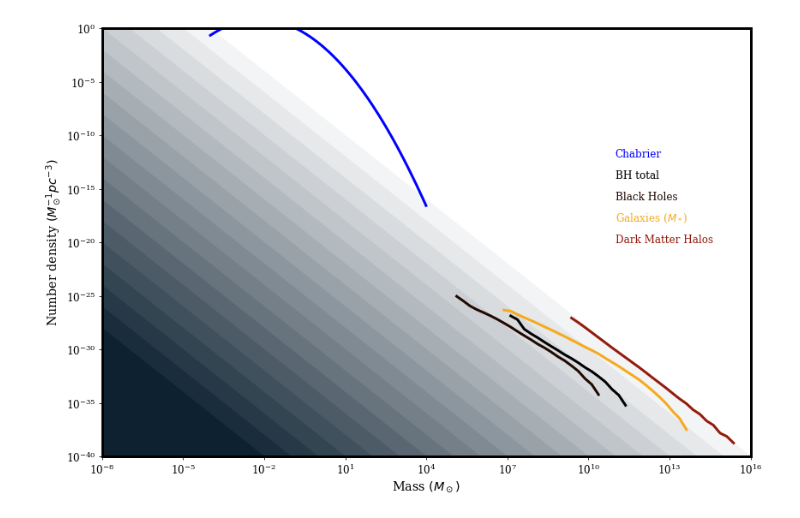
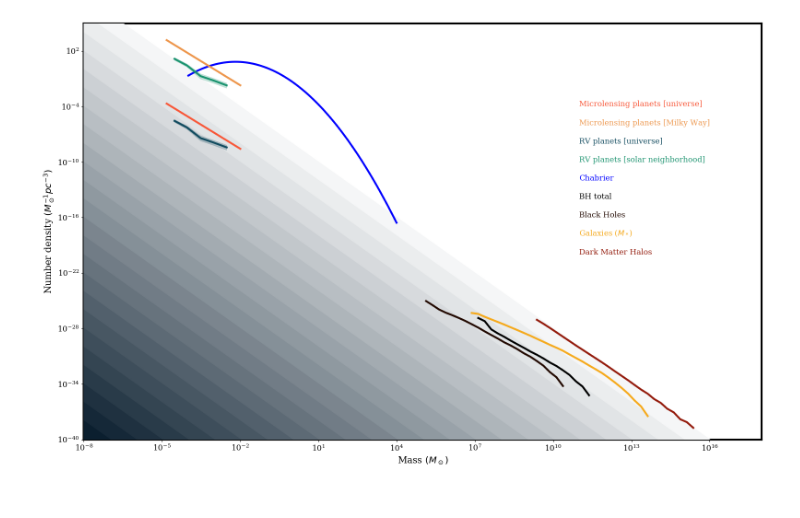
Before and after one commit to zpenoyre/things, a Jupyter notebook: thingsPlot.ipynb, the cells around one changed output. Cells and saved outputs as stored; diff of their text form; code cells hidden in the pictures.

Commit message:
Added RV and microlensing planets

```diff
--- a/thingsPlot.ipynb
+++ b/thingsPlot.ipynb
@@ -33,36 +37,54 @@ def makeCmap(hexColour,name,zeroColour='#FFFFFF'):
     cmap = mpl.colors.LinearSegmentedColormap(name,cdict)
     return cmap
 # %%
-files=['darkMatter','galaxies','SMBHs','blackHoles','chabrierImf']
-colours=['#941B0C','#F6AA1C','#220901','k','b']
-text=['Dark Matter Halos',r'Galaxies ($M_*$)','Black Holes','BH total','Chabrier']
-textPos=[[1e11,1e-20],[1e11,1e-18],[1e11,1e-16],[1e11,1e-14],[1e11,1e-12]]
+files=['darkMatter','galaxies','SMBHs','blackHoles','chabrierImf',
+       'planetsRVbins','planetsRVbins_univ','planetsMicrolensing','planetsMicrolensing_univ']
+colours=['#941B0C','#F6AA1C','#220901','k','b','#1A936F','#114B5F','#EE964B','#F95738']
+text=['Dark Matter Halos',r'Galaxies ($M_*$)','Black Holes','BH total','Chabrier',
+      'RV planets [solar neighborhood]','RV planets [universe]',
+     'Microlensing planets [Milky Way]','Microlensing planets [universe]']
+textPos=[[1e11,1e-20],[1e11,1e-18],[1e11,1e-16],[1e11,1e-14],[1e11,1e-12],[1e11,1e-10],[1e11,1e-8],[1e11,1e-6],[1e11,1e-4]]
 # %%
-def plotBackground(thisPlot,x0,y0,colour):
+def plotBackground(thisPlot,x0,y0,colour,zorder0):
     cmap=makeCmap('#011627','name')
     yMin=y0*np.power(x0/1e20,2)
     yMax=y0*np.power(x0/1e-20,2)
-    nColours=20
+    nColours=25
     change=0.01
     for i in range(nColours-1):
-        thisPlot.fill([1e-20,1e-20,1e20],[yMax*change**(i),yMin*change**(i),yMin*change**(i)],c=cmap((i+1)/nColours))
-    return thisPlot
+        thisPlot.fill([1e-20,1e-20,1e20],[yMax*change**(i),yMin*change**(i),yMin*change**(i)],c=cmap((i+1)/nColours),zorder=(i+1)+zorder0)
+
+    newZord = i+1+zorder0
+    return thisPlot, newZord
 # %%
-fig = plt.figure(figsize=(12,8))
+zord = 2
+
+fig = plt.figure(figsize=(16,10))
 nPlot = plt.gca()
+
+nPlot, zord = plotBackground(nPlot,1e16,1e-40,'k',zorder0=zord)
+
 for index,field in enumerate(files):
     data=np.genfromtxt('data/'+field+'.txt')
-    nPlot.plot(data[:,0],data[:,1],c=colours[index])
+    nPlot.plot(data[:,0],data[:,1],c=colours[index],zorder=zord)
+    zord+=1
     nPlot.text(textPos[index][0],textPos[index][1],text[index],color=colours[index])
-nPlot=plotBackground(nPlot,1e16,1e-40,'k')
+    if np.shape(data)[1] > 2: #if uncertainty columns are included
+        xs = np.concatenate((data[:,0],data[:,0][::-1]))
+        ys = np.concatenate(((data[:,1]+data[:,2]),(data[:,1]-data[:,3])[::-1]))
+        nPlot.fill(xs, ys, c=colours[index],alpha=0.25,zorder=zord)
+        zord+=1
+
 nPlot.set_xscale('log')
 nPlot.set_yscale('log')
-nPlot.set_ylim(1e-40,1)
-nPlot.set_xlim(1e-8,1e16)
+nPlot.set_ylim(1e-40,1e5)
+nPlot.set_xlim(1e-8,1e18)
 nPlot.set_xlabel(r'Mass $(M_\odot)$')
 nPlot.set_ylabel(r'Number density $(M_\odot^{-1} pc^{-3})$')
+nPlot.grid("off")
+
 plt.tight_layout()
 plt.savefig('plot.pdf')
 plt.show()
 # %% [output]
-[figure, old version]
+[figure, new version]
```
Also changed, not shown: parts of 2 cells of this notebook, 11 other files.
